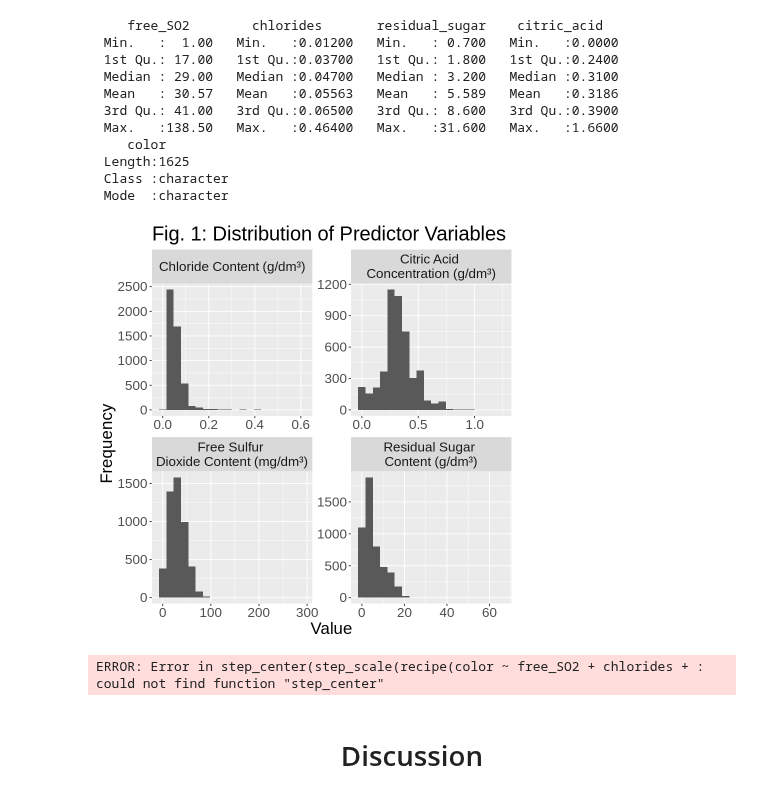
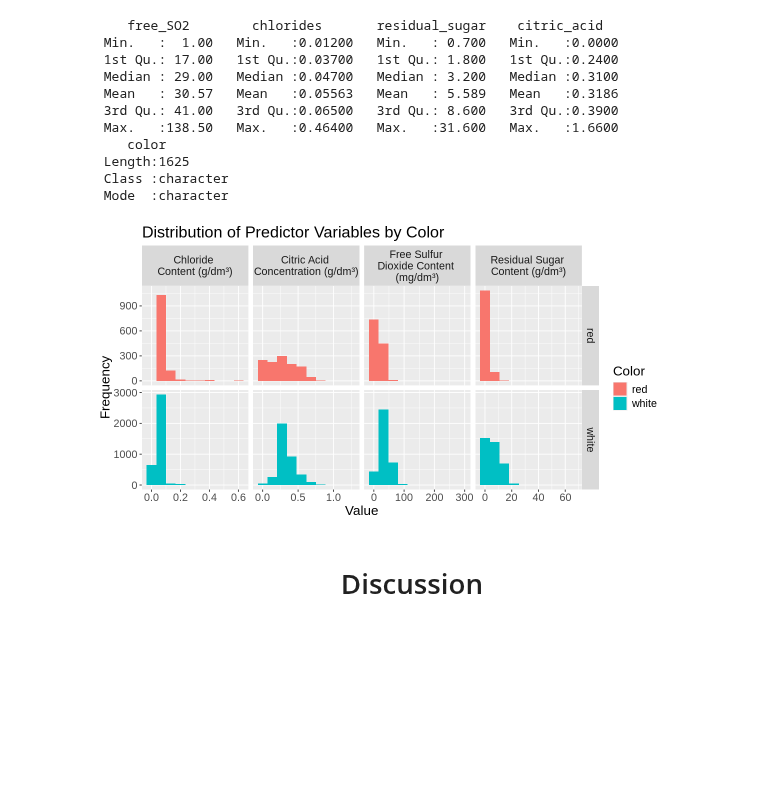
Before and after one commit to zaladmander/DSCI100-Group-Project, a Jupyter notebook: dsci100finalproject.ipynb, the cells around one changed output. Cells and saved outputs as stored; diff of their text form; code cells hidden in the pictures; blank space fills up the shorter version.

```diff
--- a/dsci100finalproject.ipynb
+++ b/dsci100finalproject.ipynb
@@ -134,28 +146,22 @@ $ color          <chr> "red", "red", "red", "red", "red", "red", "red", "red",
 # %%
 train_data_long<-wine_train|>
                 pivot_longer(cols=free_SO2:citric_acid, names_to = "variable",values_to = "value")
 
-variable_labels<-c(free_SO2 ="Free Sulfur \nDioxide Content (mg/dm³)",
-                  chlorides = "Chloride Content (g/dm³)",
+variable_labels<-c(free_SO2 ="Free Sulfur \nDioxide Content \n(mg/dm³)",
+                  chlorides = "Chloride \nContent (g/dm³)",
                   residual_sugar = "Residual Sugar \nContent (g/dm³)",
                    citric_acid = "Citric Acid \nConcentration (g/dm³)")
 
+options(repr.plot.width=9.5,repr.plot.height=5)
+plot1 <- train_data_long |>
+  ggplot(aes(x = value)) +
+  geom_histogram(bins = 10, position = "identity", aes(fill = color)) +
+  facet_grid(color ~ variable, scales = "free", labeller = labeller(variable = variable_labels)) +
+  labs(x = "Value", y = "Frequency", fill = "Color") +
+  ggtitle("Distribution of Predictor Variables by Color") +
+  theme(text = element_text(size = 16))
 
-plot1<-train_data_long|> ggplot(aes(x = value)) +
-                                geom_histogram(bins=20)+
-                                facet_wrap(~ variable, scale="free", labeller = labeller(variable = variable_labels))+
-                                labs(x="Value", y="Frequency",)+
-                                ggtitle("Fig. 1: Distribution of Predictor Variables")+
-                                theme(text=element_text(size=20))
 
 plot1
 # %% [output]
-[figure, old version]
+[figure, new version]
-# %%
-library(rsample)
-set.seed(2024)
-wine_recipe <- recipe(color ~ free_SO2 + chlorides + residual_sugar + citric_acid, data = wine_train) |>
-               step_scale(all_predictors()) |>
-               step_center(all_predictors())
-# %% [output]
-ERROR: Error in step_center(step_scale(recipe(color ~ free_SO2 + chlorides + : could not find function "step_center"
```
Also changed, not shown: parts of 4 cells of this notebook.
